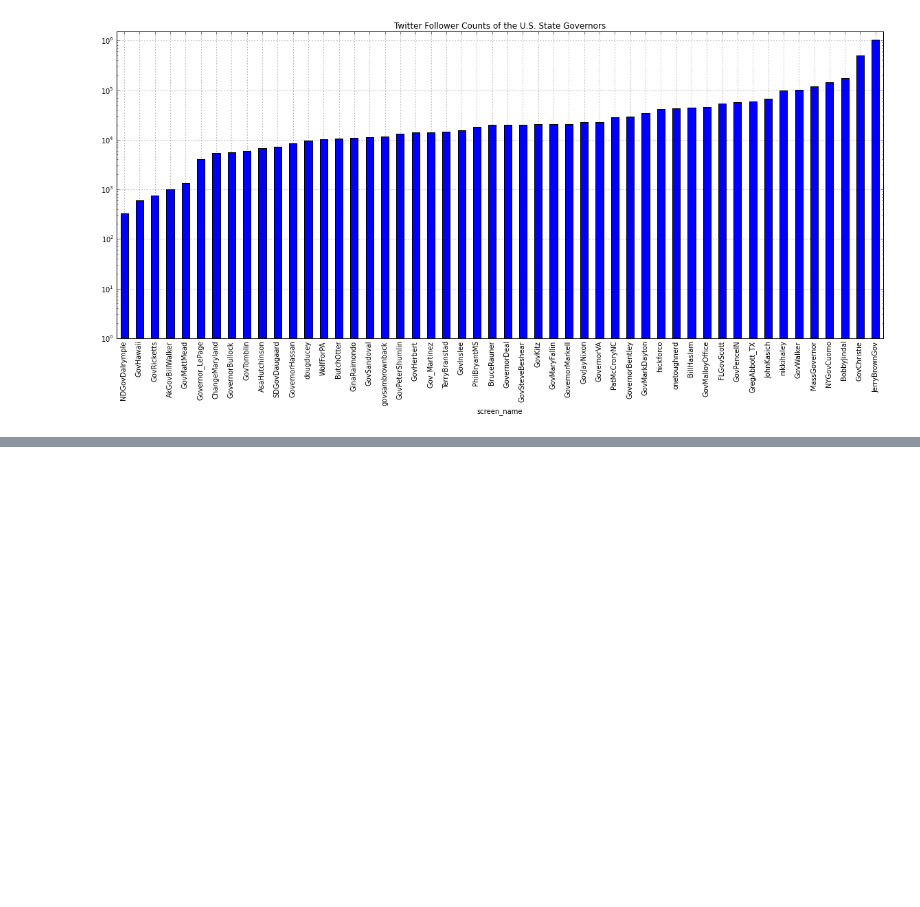
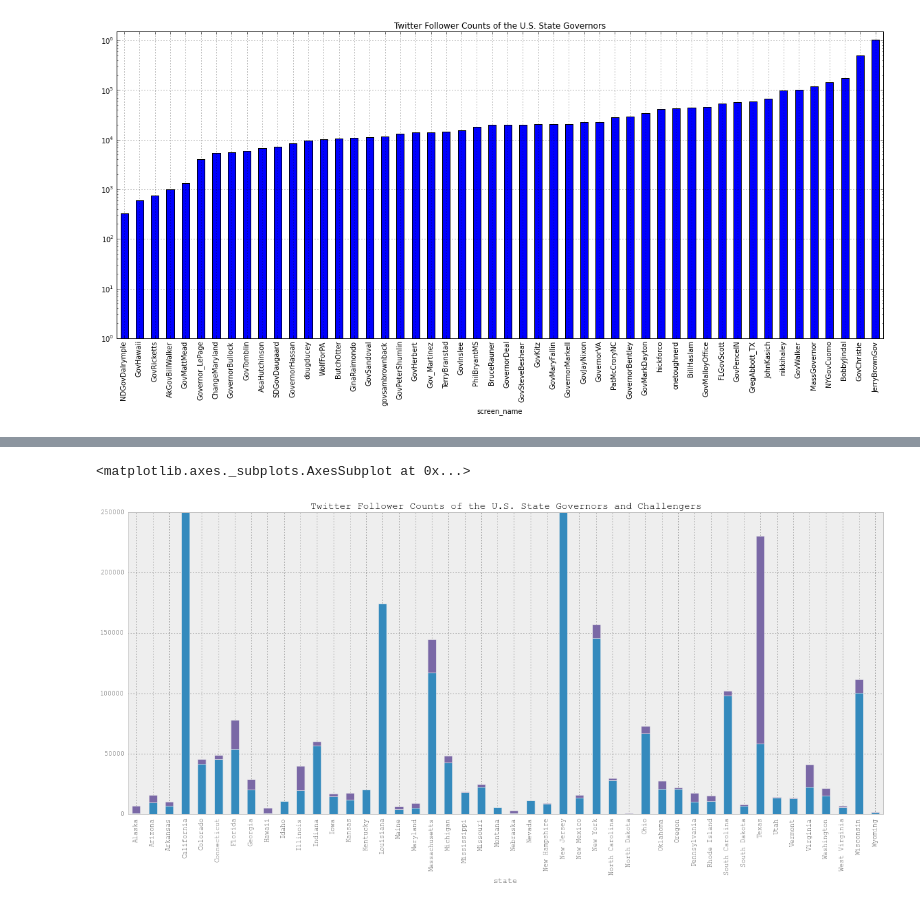
Before and after one commit to hbisgin/GeoInfluence, a Jupyter notebook: analysis/Descriptive Statistics.ipynb, the cells around one changed output, grey strips where cells are left out. Saved outputs shown, nothing was run; the diff lists cells and outputs as text; code cells hidden in the pictures; blank space fills up the shorter version.

```diff
--- a/analysis/Descriptive Statistics.ipynb
+++ b/analysis/Descriptive Statistics.ipynb
@@ -39,3 +39,14 @@ df.plot(x='screen_name',y='followers', title='Twitter Follower Counts of the U.S
 # %% [output]
 <matplotlib.axes._subplots.AxesSubplot at 0x...>
 [figure]
+# %%
+import pandas as pd
+df = pd.read_csv('../data/governors-challengers.csv')
+ch = pd.read_table('../data/challengers.csv',usecols=['screen_name','followers_count'], encoding='utf-16')
+ch = ch.rename(columns={'screen_name':'twch','followers_count':'folch'})
+gov = pd.read_table('../data/governors.csv',usecols=['screen_name','followers'])
+gov = gov.rename(columns={'screen_name':'twgov','followers':'folgov'})
+df = df.merge(gov)
+df = df.merge(ch)
+# states whose incumbent governors have less followers than their challengers...
+df[df['folch']>df['folgov']]
@@ -41,0 +61,7 @@ df.plot(x='screen_name',y='followers', title='Twitter Follower Counts of the U.S
+# %%
+pd.options.display.mpl_style = 'default'
+df.plot(x='state',y=['folgov','folch'], title='Twitter Follower Counts of the U.S. State Governors and Challengers',
+        kind='bar', legend=False, figsize=(20,8),logy=False,ylim=(1,250000),stacked=True)
+# %% [output]
+<matplotlib.axes._subplots.AxesSubplot at 0x...>
+[figure, added]
```
Also changed, not shown: parts of 1 cell of this notebook, 2 other files.
